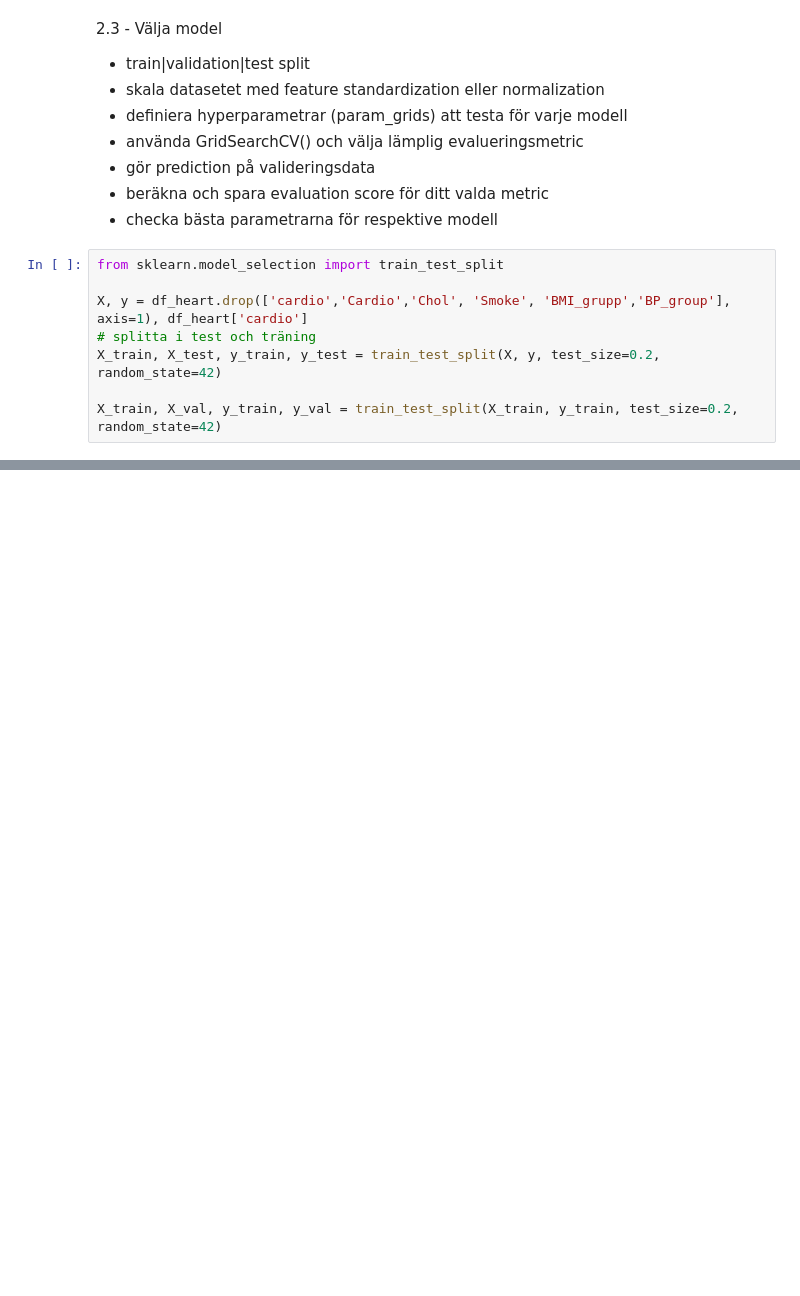
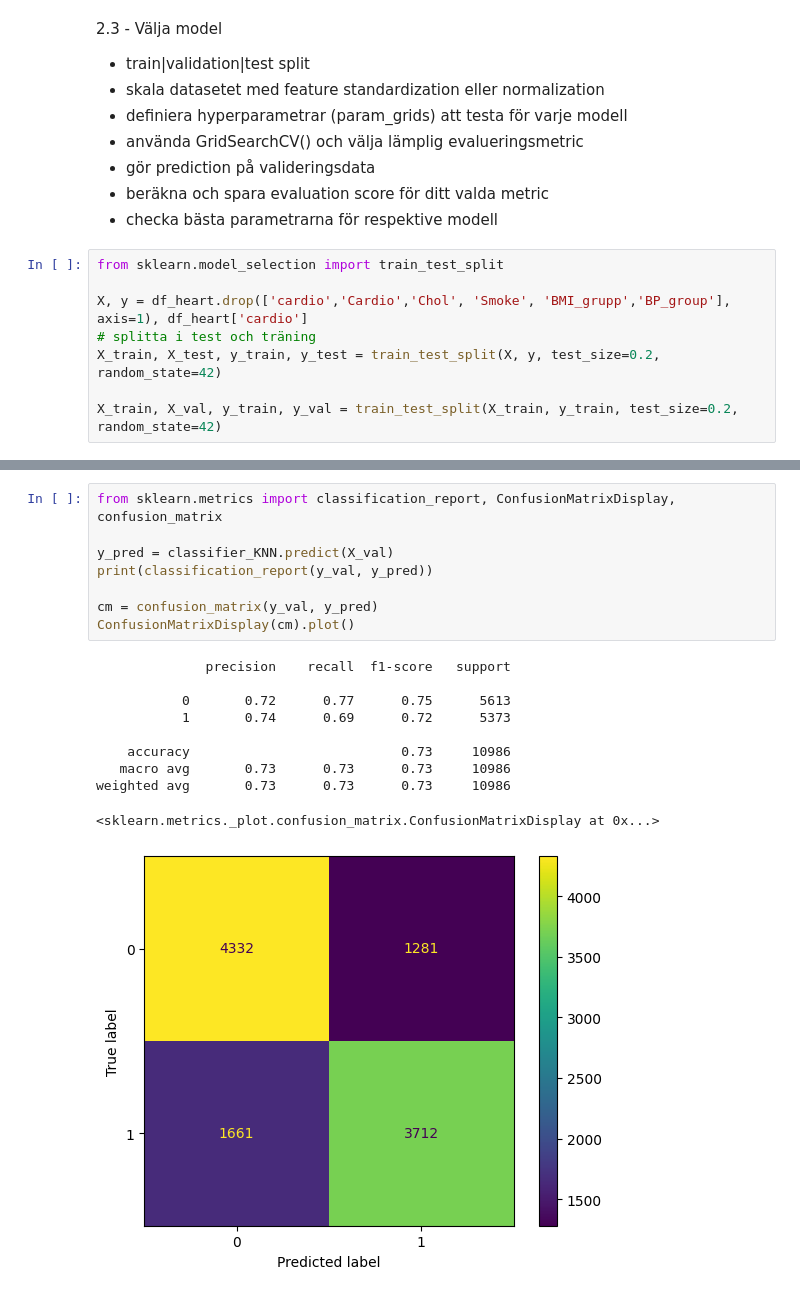
Before and after one commit to danlundh67/AI-recomend_predict, a Jupyter notebook: heart.ipynb, the cells around one changed output, grey strips where cells are left out. Cells and saved outputs as stored; diff of their text form; blank space fills up the shorter version.

```diff
--- a/heart.ipynb
+++ b/heart.ipynb
@@ -460,0 +497,19 @@ X_train
+# %%
+from sklearn.metrics import classification_report, ConfusionMatrixDisplay, confusion_matrix
+
+y_pred = classifier_KNN.predict(X_val)
+print(classification_report(y_val, y_pred))
+
+cm = confusion_matrix(y_val, y_pred)
+ConfusionMatrixDisplay(cm).plot()
+# %% [output]
+              precision    recall  f1-score   support
+
+           0       0.72      0.77      0.75      5613
+           1       0.74      0.69      0.72      5373
+
+    accuracy                           0.73     10986
+   macro avg       0.73      0.73      0.73     10986
+weighted avg       0.73      0.73      0.73     10986
+<sklearn.metrics._plot.confusion_matrix.ConfusionMatrixDisplay at 0x...>
+[figure, added]
```
Also changed, not shown: parts of 5 cells of this notebook.
